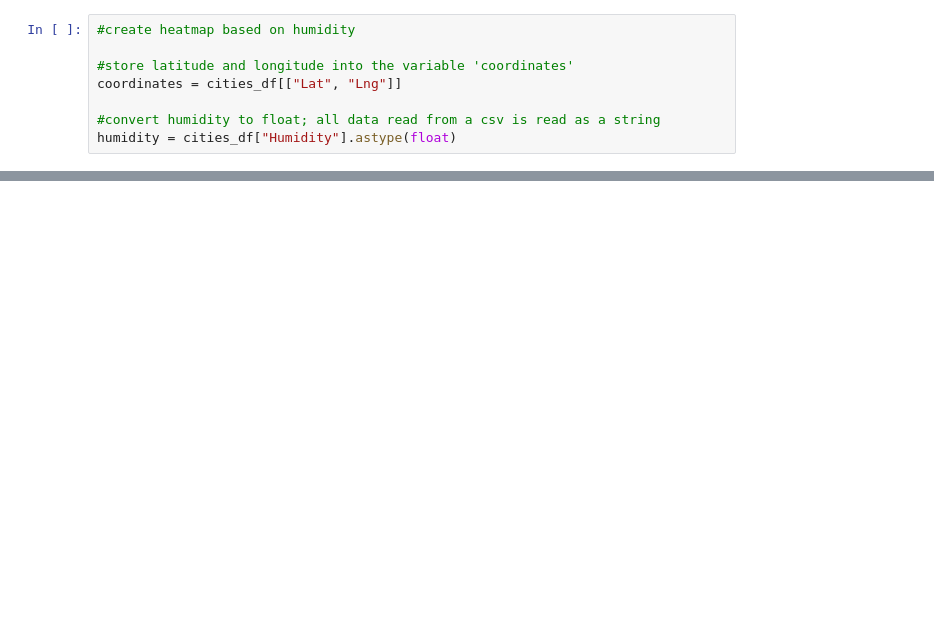
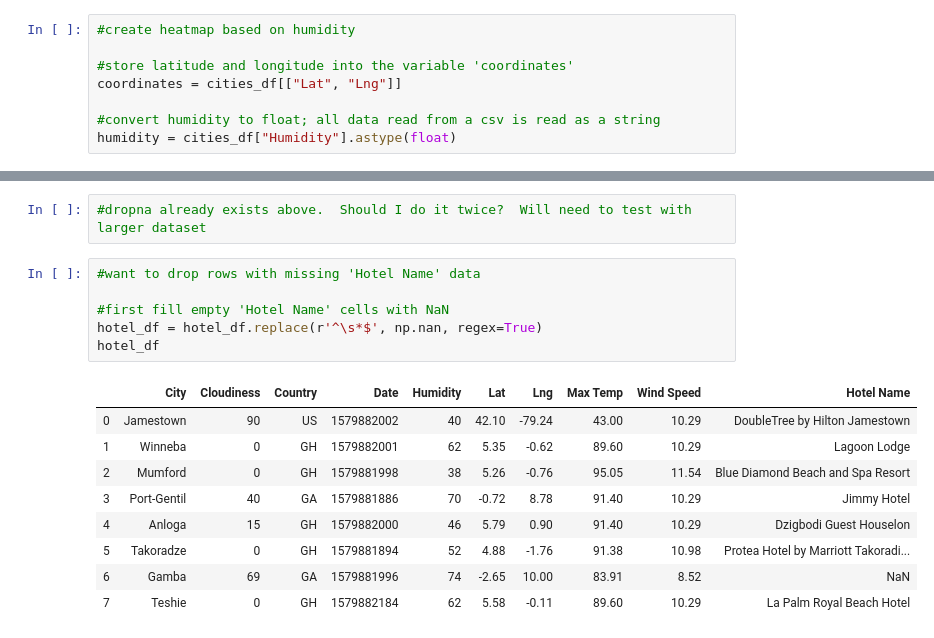
Before and after one commit to VallieTracy/Global-Weather-Analysis, a Jupyter notebook: WeatherPy/VacationPy.ipynb, the cells around one changed output, grey strips where cells are left out. Cells and saved outputs as stored; diff of their text form; blank space fills up the shorter version.

```diff
--- a/WeatherPy/VacationPy.ipynb
+++ b/WeatherPy/VacationPy.ipynb
@@ -155,0 +174,18 @@ Missing field/result... skipping.
+# %%
+#dropna already exists above.  Should I do it twice?  Will need to test with larger dataset
+# %%
+#want to drop rows with missing 'Hotel Name' data
+
+#first fill empty 'Hotel Name' cells with NaN
+hotel_df = hotel_df.replace(r'^\s*$', np.nan, regex=True)
+hotel_df
+# %% [output]
+|  | City | Cloudiness | Country | Date | Humidity | Lat | Lng | Max Temp | Wind Speed | Hotel Name |
+| 0 | Jamestown | 90 | US | 1579882002 | 40 | 42.10 | -79.24 | 43.00 | 10.29 | DoubleTree by Hilton Jamestown |
+| 1 | Winneba | 0 | GH | 1579882001 | 62 | 5.35 | -0.62 | 89.60 | 10.29 | Lagoon Lodge |
+| 2 | Mumford | 0 | GH | 1579881998 | 38 | 5.26 | -0.76 | 95.05 | 11.54 | Blue Diamond Beach and Spa Resort |
+| 3 | Port-Gentil | 40 | GA | 1579881886 | 70 | -0.72 | 8.78 | 91.40 | 10.29 | Jimmy Hotel |
+| 4 | Anloga | 15 | GH | 1579882000 | 46 | 5.79 | 0.90 | 91.40 | 10.29 | Dzigbodi Guest Houselon |
+| 5 | Takoradze | 0 | GH | 1579881894 | 52 | 4.88 | -1.76 | 91.38 | 10.98 | Protea Hotel by Marriott Takoradi... |
+| 6 | Gamba | 69 | GA | 1579881996 | 74 | -2.65 | 10.00 | 83.91 | 8.52 | NaN |
+| 7 | Teshie | 0 | GH | 1579882184 | 62 | 5.58 | -0.11 | 89.60 | 10.29 | La Palm Royal Beach Hotel |
```
Also changed, not shown: parts of 8 cells of this notebook.
